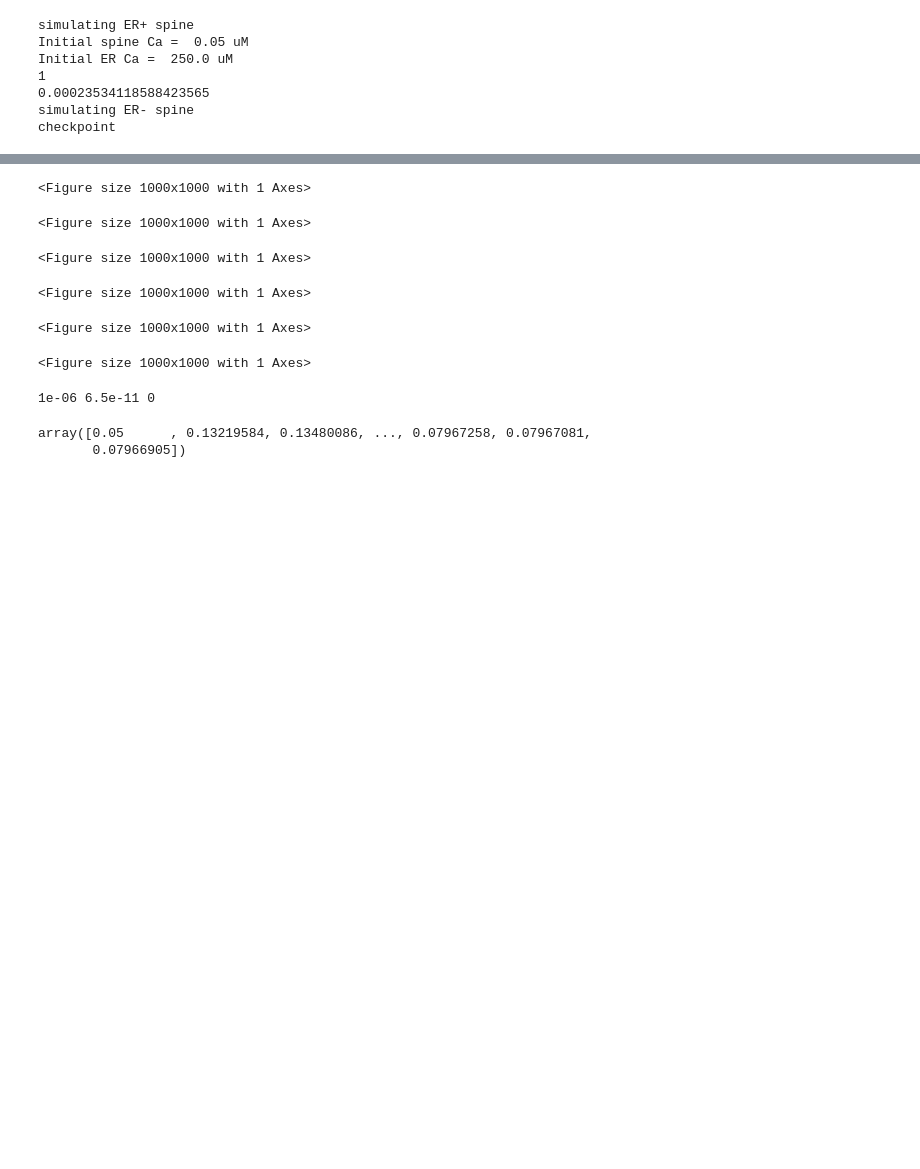
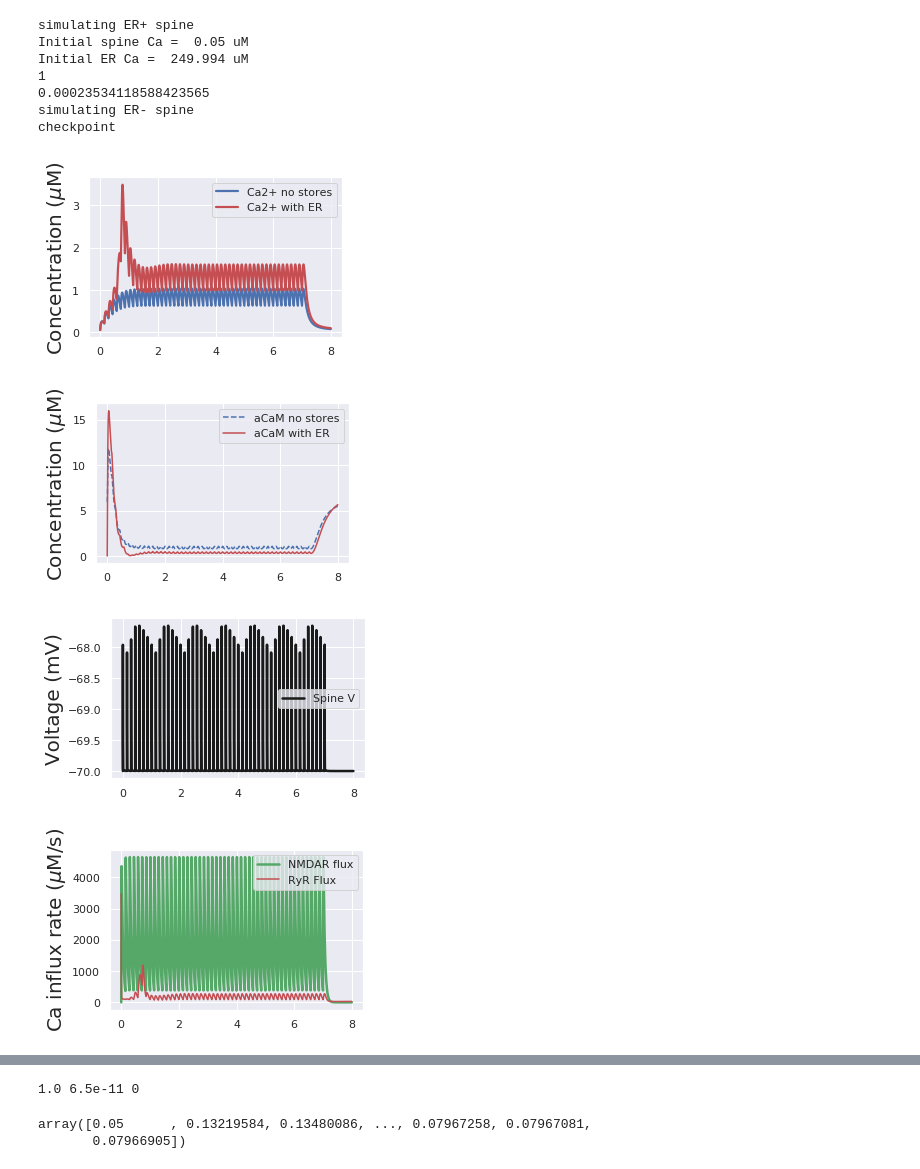
Before and after one commit to vjaltare/Metaplasticity-Memory, a Jupyter notebook: supplementary_RyR_analysis.ipynb, the cells around one changed output, grey strips where cells are left out. Cells and saved outputs as stored; diff of their text form; code cells hidden in the pictures; blank space fills up the shorter version.

```diff
--- a/supplementary_RyR_analysis.ipynb
+++ b/supplementary_RyR_analysis.ipynb
@@ -55,7 +55,7 @@ e = 2.718
 ##############################################
 #### Prompting the user for input parameters:
 
-g_NMDAR,input_pattern,f_input,n_inputs,n_RyR = [65, 'rdp', 1, 1 ,30] #input("Input gNMDAR (pS), no. of IP3R, input_type, input frequency (Hz), no. of inputs, #RyRs: ").split(' ')
+g_NMDAR,input_pattern,f_input,n_inputs,n_RyR = [65, 'rdp', 7, 50 ,30] #input("Input gNMDAR (pS), no. of IP3R, input_type, input frequency (Hz), no. of inputs, #RyRs: ").split(' ')
 if input_pattern not in ['rdp','stdp']:
     print('input_type can only be "rdp" or "stdp"')
     raise SystemExit
@@ -347,7 +347,7 @@ beta1,beta2 = [60,60]  ## /uM
 alpha1,alpha2 = [2.0,20.0] ## uM
 
 ## ER refilling timescale:
-tau_refill = 1e-6  ## sec
+tau_refill = 1e0  ## sec
 
 ####################### Ryanodine Receptor Model ############################
 ###################### Based on paper by Dura et al. (2002) #################
@@ -498,12 +498,12 @@ if input_pattern == 'stdp':
         tpost = [i + tdiff for i in tpre]
     if n_bap == 2:
         tpost = [i + tdiff for i in tpre] + [i + tdiff - 0.01 for i in tpre]
-        t = np.arange(np.min(tpre+tpost),np.max(tpre+tpost)+1., 1e-4)   ### Trying to reduce the resolution to get a faster speed
+        t = np.arange(np.min(tpre+tpost),np.max(tpre+tpost), 1e-4)   ### Trying to reduce the resolution to get a faster speed
     #t = np.linspace(np.min(tpre+tpost),np.max(tpre+tpost)+1.,10000)
 
 
 else:
-    t = np.arange(np.min(tpre),(np.max(tpre)+1.)*1.2,1e-3)
+    t = np.arange(np.min(tpre),np.max(tpre)+1.,1e-3)
     #t = np.linspace(np.min(tpre),(np.max(tpre)+1.)*2,10000)
 
 xinit = xinit0#sol[-1,:]
@@ -571,32 +571,36 @@ plt.plot(t,nmdar_flux,'g-',linewidth=2.5,label='NMDAR flux')
 #plt.plot(t,ip3r_flux,'m-',linewidth=2.5,label='IP3R flux')
 plt.plot(t, JRyR, 'r-', label='RyR Flux')
 plt.legend(loc='best')
 plt.ylabel('Ca influx rate ($\mu$M/s)',size=20)
 
 plt.figure(figsize = (10,10))
 plt.subplot(3,2,5)
 plt.plot(t,sol0[:,-13],'b-',label='w no stores',linewidth=2.6)
 plt.plot(t,sol[:,-13],'r-',label='w with ER',linewidth=2.6)
 plt.legend(loc='best')
 plt.ylabel('Synaptic weight change (a.u.)',size=20)
 plt.xlabel('Time (s)',size=20)
 
 plt.figure(figsize = (10,10))
 plt.subplot(3,2,6)
-plt.plot(t,sol[:,-2] + sol[:,-1],'c-',label='O1 + O2',linewidth=2.2)
+plt.plot(t,sol[:,-10],'c-',label='O1 + O2',linewidth=2.2)
 plt.legend(loc='best')
 #plt.xlabel('Time (s)',size=21)
 plt.ylabel('Fraction of RyRs open',size=20)
 plt.xlabel('Time (s)',size=20)
 plt.show()
 ##################################################################################################
 #print(sol[:,-13])
 print(tau_refill, g_N, n_RyR)
 # %% [output]
 simulating ER+ spine
 Initial spine Ca =  0.05 uM
-Initial ER Ca =  250.0 uM
+Initial ER Ca =  249.994 uM
 1
 0.00023534118588423565
 simulating ER- spine
 checkpoint
+[figure, added]
+[figure, added]
+[figure, added]
+[figure, added]
@@ -603,10 +609,4 @@ checkpoint
-<Figure size 1000x1000 with 1 Axes>
+1.0 6.5e-11 0
-<Figure size 1000x1000 with 1 Axes>
-<Figure size 1000x1000 with 1 Axes>
-<Figure size 1000x1000 with 1 Axes>
-<Figure size 1000x1000 with 1 Axes>
-<Figure size 1000x1000 with 1 Axes>
-1e-06 6.5e-11 0
 # %%
 ################# variation of steady state Ca with RyRs and nmda conductance #######
 tau_refill = 1e-1
```
Also changed, not shown: parts of 5 cells of this notebook.
